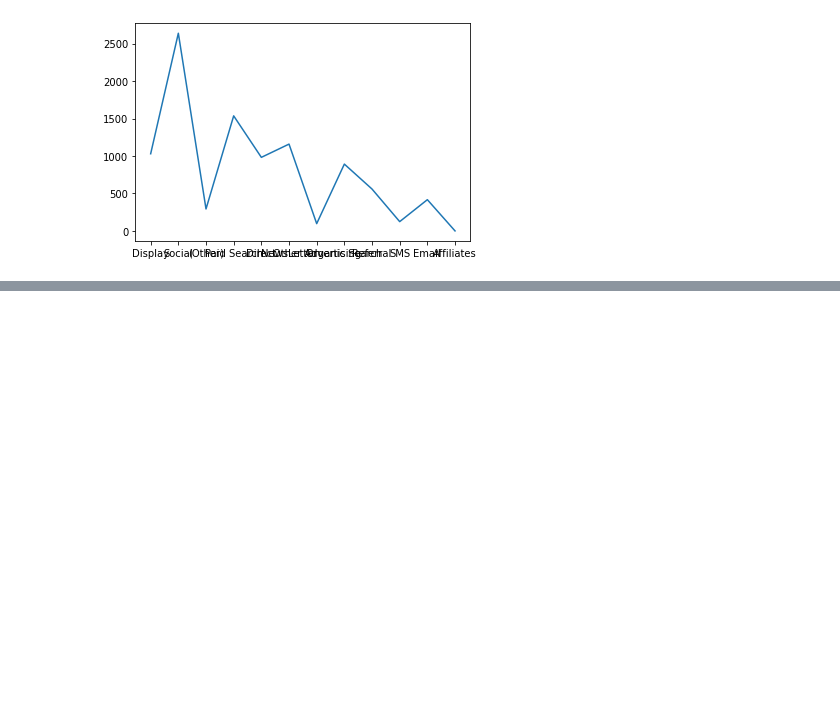
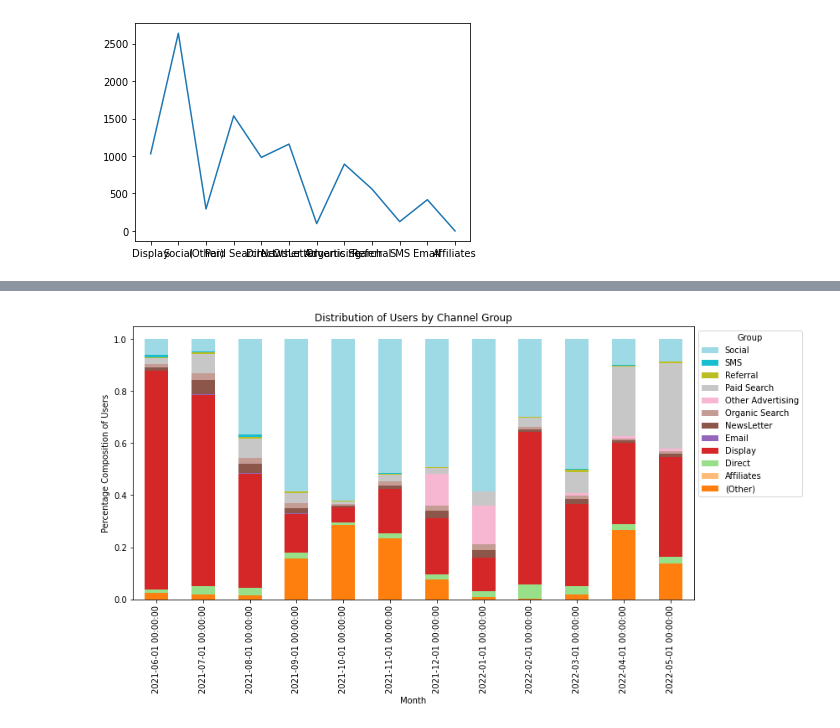
Before and after one commit to vincentwi/school, a Jupyter notebook: spring22/T3/Digital MS/Final.ipynb, the cells around one changed output, grey strips where cells are left out. Cells and saved outputs as stored; diff of their text form; code cells hidden in the pictures; blank space fills up the shorter version.

```diff
--- a/spring22/T3/Digital MS/Final.ipynb
+++ b/spring22/T3/Digital MS/Final.ipynb
@@ -171,0 +201,14 @@ df2[['abuse','nff']].plot(kind='bar', stacked=True)
+# %%
+df3 = Channel_Raw_ID.groupby(['Month of Year1', 'Saras  Channel Groupping'])['Users'].sum().unstack().fillna(0)
+df3["sum"] = df3["(Other)"] + df3["Affiliates"] + df3["Direct"] + df3["Display"] + df3["Email"] + df3["NewsLetter"] + df3["Organic Search"] +\
+                                     df3["Other Advertising"] + df3["Paid Search"] + df3["Referral"] + df3["SMS"] + df3["Social"]
+for col in df3:  df3[col] = df3[col]/ df3["sum"]
+# %%
+df3 = df3.drop("sum", axis=1)
+dif3 = df3.plot(kind='bar', stacked=True, figsize=(12,6), color = color, legend="reverse",
+         ylabel="Percentage Composition of Users", xlabel="Month", title="Distribution of Users by Channel Group")
+handles, labels = dif3.get_legend_handles_labels()
+plt.legend(handles[::-1], labels[::-1], title='Group', bbox_to_anchor=(1.0, 1.0))
+plt.show()
+# %% [output]
+[figure, added]
```
Also changed, not shown: parts of 36 cells of this notebook, 4 other files.
